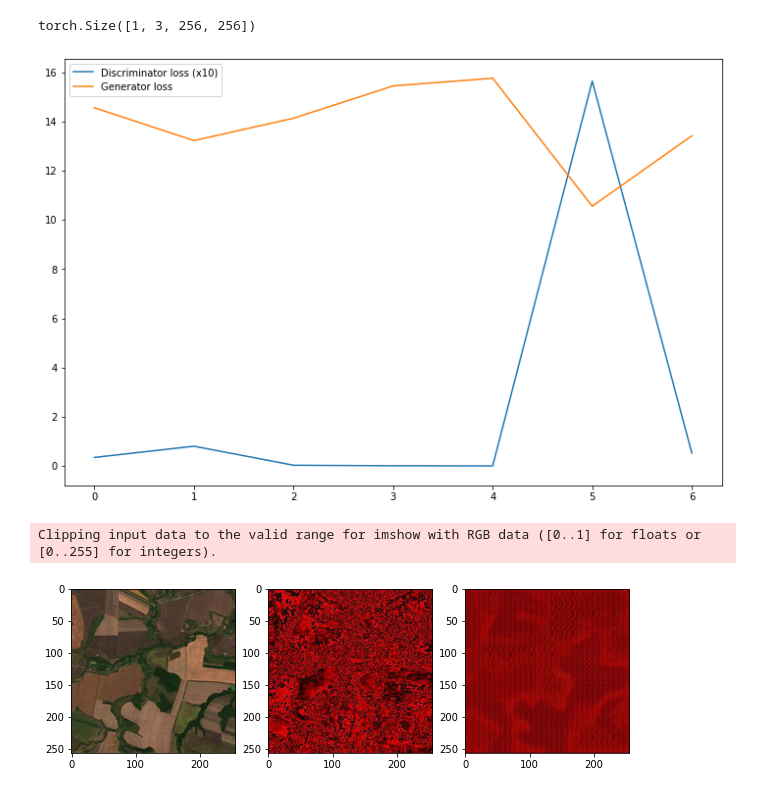
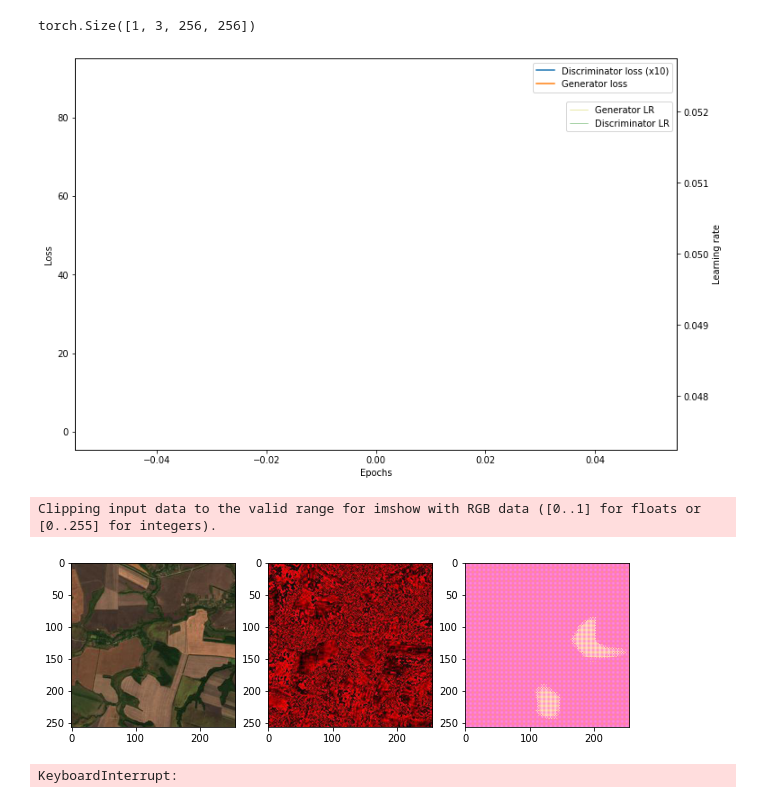
Before and after one commit to Naumenko-KM/MapTransfer, a Jupyter notebook: pix2pix/pix2pix.ipynb, the cells around one changed output. Saved outputs shown, nothing was run; the diff lists cells and outputs as text; code cells hidden in the pictures.

Commit message:
add plot_loss_lr, delete .py files

```diff
--- a/pix2pix/pix2pix.ipynb
+++ b/pix2pix/pix2pix.ipynb
@@ -40,10 +40,10 @@ DEVICE = "cuda" if torch.cuda.is_available() else "cpu"
 TRAIN_DIR = dataset_path + '/train'
 VAL_DIR = dataset_path + '/valid'
 TEST_DIR = dataset_path + '/test'
-D_LEARNING_RATE = 1e-3
-G_LEARNING_RATE = 1e-3
-D_SCHEDULER_GAMMA = 0.5
-G_SCHEDULER_GAMMA = 0.5
+D_LEARNING_RATE = 5e-2
+G_LEARNING_RATE = 5e-2
+D_SCHEDULER_GAMMA = 0.8
+G_SCHEDULER_GAMMA = 0.8
 BATCH_SIZE = 64
 NUM_WORKERS = 0
 IMAGE_SIZE = 256
@@ -105,6 +105,24 @@ def save_some_examples(gen, val_loader, epoch, folder, show_images=False):
         plt.show()
 
 
+def plot_loss_lr(D_loss, G_loss, G_LR_plot, D_LR_plot):
+    fig, ax = plt.subplots(nrows=1, ncols=1, figsize=(12, 8))
+    ax_lr = ax.twinx()
+    ax.plot(D_loss, label='Discriminator loss (x10)')
+    ax.plot(G_loss, label='Generator loss')
+    ax_lr.plot(G_LR_plot, color='y', label='Generator LR', linewidth=0.5, alpha=0.7)
+    ax_lr.plot(D_LR_plot, color='g', label='Discriminator LR', linewidth=0.5, alpha=0.7)
+
+    ax.set_xlabel('Epochs')
+    ax.set_ylabel('Loss')
+    ax_lr.set_ylabel('Learning rate')
+
+    ax.legend(loc=0)
+    ax_lr.legend(loc=0, bbox_to_anchor=(1,0.9))
+    # plt.legend()
+    plt.show()
+
+
 def save_checkpoint(model, optimizer, filename="my_checkpoint.pth"):
     print("=> Saving checkpoint")
     checkpoint = {
@@ -383,7 +401,7 @@ def train_fn(
             loop.set_postfix(
                 D_real=torch.sigmoid(D_real).mean().item(),
                 D_fake=torch.sigmoid(D_fake).mean().item(),
-                epoch=epoch
+                epoch=epoch+1
             )
 
     return D_loss, G_loss
@@ -392,12 +410,14 @@ def train_fn(
 def main():
     D_loss =  []
     G_loss = []
+    D_LR_plot = []
+    G_LR_plot = []
     disc = Discriminator(in_channels=3).to(DEVICE)
     gen = Generator(in_channels=3, features=64).to(DEVICE)
     opt_disc = optim.Adam(disc.parameters(), lr=D_LEARNING_RATE, betas=(0.5, 0.999),)
     opt_gen = optim.Adam(gen.parameters(), lr=G_LEARNING_RATE, betas=(0.5, 0.999))
-    sheduler_disc = optim.lr_scheduler.StepLR(opt_disc, step_size=10, gamma=D_SCHEDULER_GAMMA)
-    sheduler_gen = optim.lr_scheduler.StepLR(opt_gen, step_size=10, gamma=G_SCHEDULER_GAMMA)
+    sheduler_disc = optim.lr_scheduler.StepLR(opt_disc, step_size=25, gamma=D_SCHEDULER_GAMMA)
+    sheduler_gen = optim.lr_scheduler.StepLR(opt_gen, step_size=20, gamma=G_SCHEDULER_GAMMA)
 
     BCE = nn.BCEWithLogitsLoss()
 
@@ -416,40 +436,38 @@ def main():
         train_dataset,
         batch_size=BATCH_SIZE,
         shuffle=True,
         num_workers=NUM_WORKERS,
     )
     g_scaler = torch.cuda.amp.GradScaler()
     d_scaler = torch.cuda.amp.GradScaler()
     val_dataset = MapDataset(root_dir=VAL_DIR)
     val_loader = DataLoader(val_dataset, batch_size=1, shuffle=False)
 
     for epoch in range(NUM_EPOCHS):
         D_loss_epoch, G_loss_epoch = train_fn(disc, gen, train_loader, opt_disc,
                                               opt_gen, L1_LOSS, BCE, g_scaler, d_scaler, epoch)
 
         if SAVE_MODEL and epoch % 5 == 0:
             save_checkpoint(gen, opt_gen, filename=CHECKPOINT_GEN)
             save_checkpoint(disc, opt_disc, filename=CHECKPOINT_DISC)
 
         sheduler_disc.step()
         sheduler_gen.step()
 
-        clear_output(True)
         D_loss_epoch *= 10
         D_loss.append(D_loss_epoch.cpu().detach().numpy())
         G_loss.append(G_loss_epoch.cpu().detach().numpy())
-        fig, ax = plt.subplots(nrows=1, ncols=1, figsize=(12, 8))
-        ax.plot(D_loss, label='Discriminator loss (x10)')
-        ax.plot(G_loss, label='Generator loss')
-        plt.legend()
-        plt.show()
-
+        D_LR_plot.append(sheduler_disc.get_lr())
+        G_LR_plot.append(sheduler_gen.get_lr())
+        clear_output(True)
+        plot_loss_lr(D_loss, G_loss, G_LR_plot, D_LR_plot)
         save_some_examples(gen, val_loader, epoch, folder="evaluation", show_images=True)
 
 
 if __name__ == "__main__":
     main()
 # %% [output]
-[figure, old version]
+[figure, new version]
 Clipping input data to the valid range for imshow with RGB data ([0..1] for floats or [0..255] for integers).
-[figure, old version]
+[figure, new version]
+KeyboardInterrupt:
```
